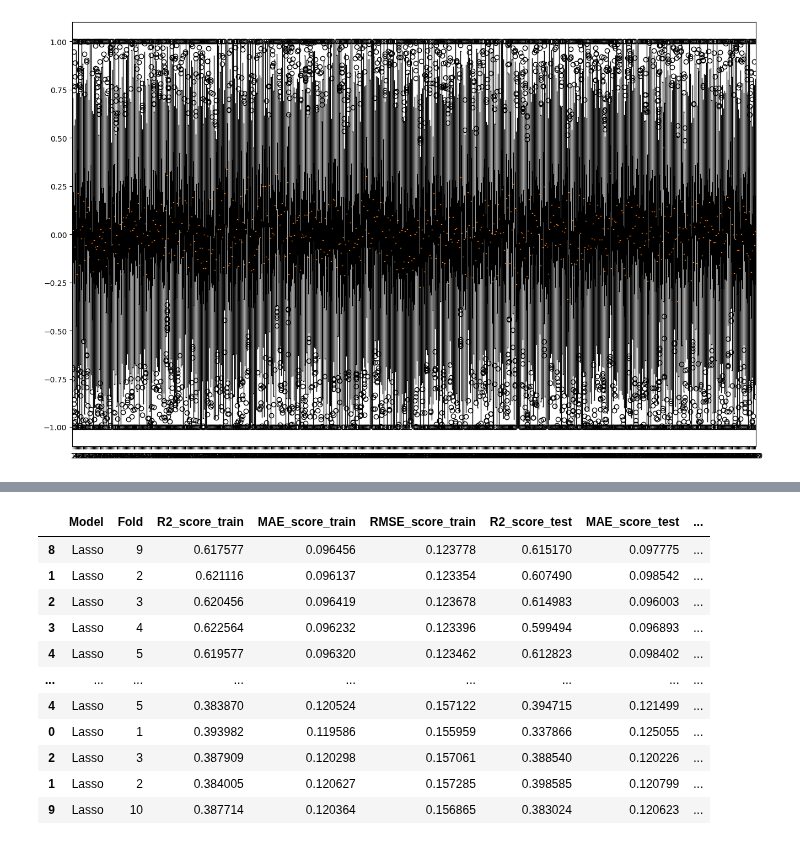
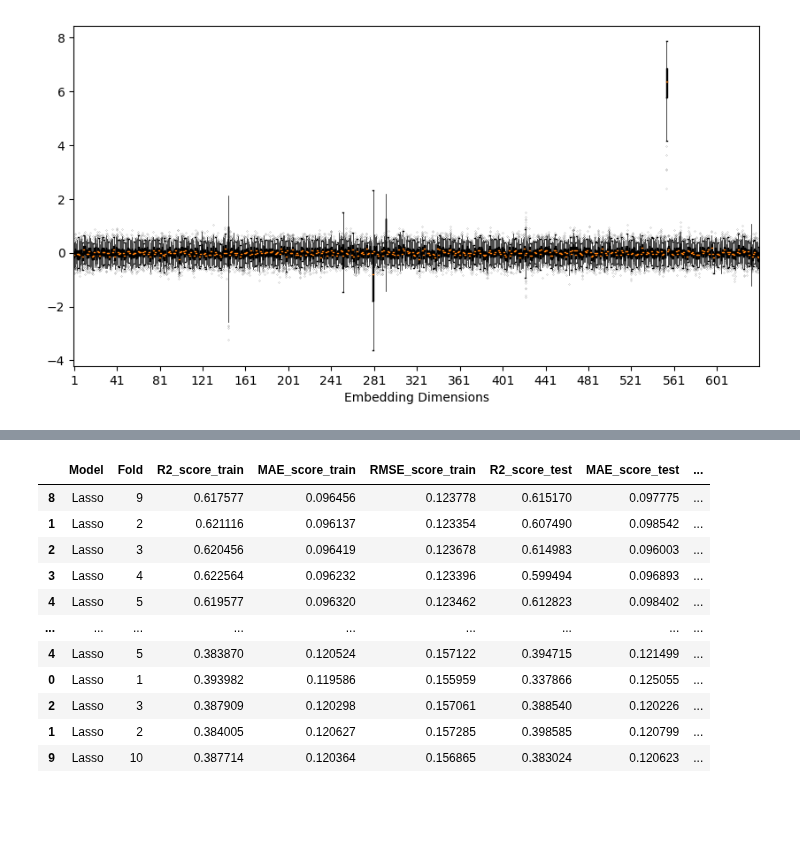
Before and after one commit to ziul-bio/SWAT, a Jupyter notebook: feature_compression.ipynb, the cells around one changed output, grey strips where cells are left out. Cells and saved outputs as stored; diff of their text form; code cells hidden in the pictures; blank space fills up the shorter version.

```diff
--- a/feature_compression.ipynb
+++ b/feature_compression.ipynb
@@ -160,7 +157,25 @@ plt.show()
-# %%
-plt.figure(figsize=(16, 10))
-mtx = torch.load('embeddings/AMIE_PSEAE_Whitehead_esm2_150M/AMIE_PSEAE_A16A.pt')['representations'][30].numpy()
-plt.boxplot(features_scaler(mtx))
-plt.show()
-# %% [output]
-[figure, removed]
+# %%
+# features not scaled
+plt.figure(figsize=(10, 5))
+mtx = torch.load('embeddings/DMS/AMIE_PSEAE_Whitehead_esm2_150M/AMIE_PSEAE_A16A.pt')['representations'][30].numpy()
+
+# Define properties for various parts of the boxplot
+flierprops = {'marker': 'o', 'markersize': 0.1}
+whiskerprops = {'linewidth': 0.5}
+capprops = {'color': 'green', 'linewidth': 1}
+medianprops = {'color': 'red', 'linewidth': 2}
+
+# Create the boxplot
+plt.boxplot(mtx,
+            flierprops=flierprops,
+            whiskerprops=whiskerprops,
+            #capprops=capprops,
+            #medianprops=medianprops
+)
+
+#plt.boxplot(mtx, flierprops={'marker': 'o', 'markersize': 0.1})
+plt.xlabel('Embedding Dimensions')
+plt.xticks(range(1, mtx.shape[1]+1, 40), labels=range(1, mtx.shape[1]+1, 40))
+plt.show()
+# %% [output]
+[figure, added]
```
Also changed, not shown: parts of 28 cells of this notebook, 1 other file.
